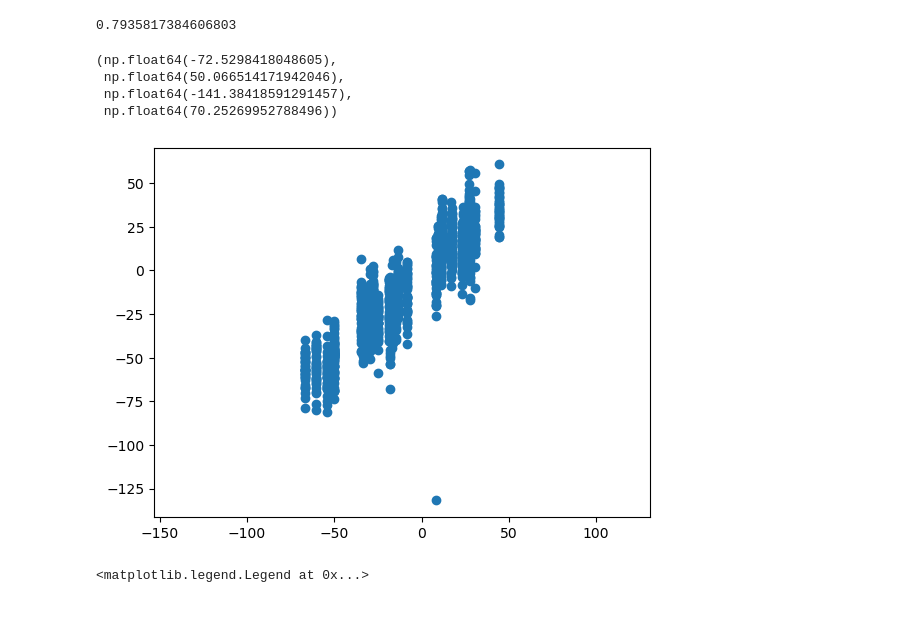
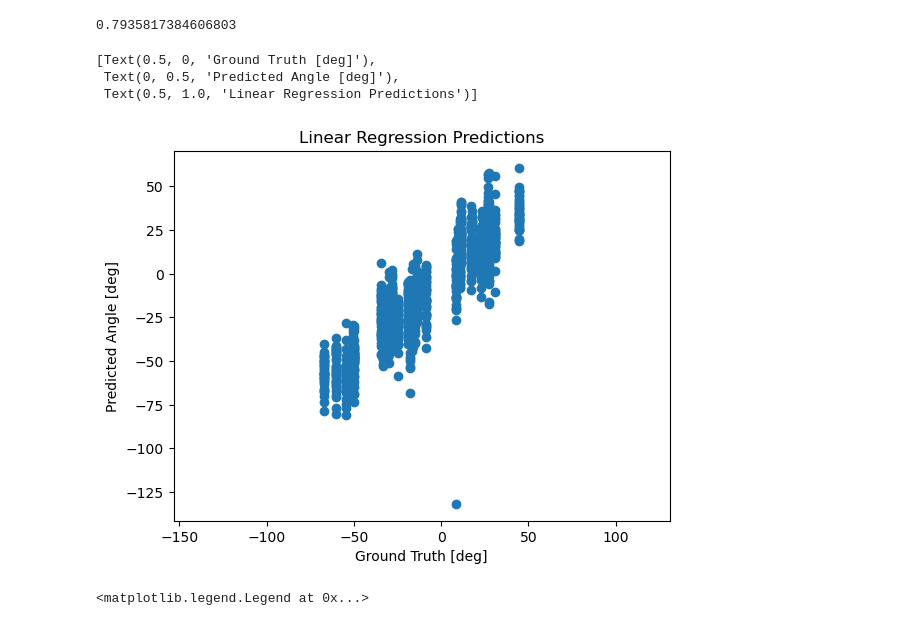
Before and after one commit to Tilman-Burghoff/acoustic-sensing, a Jupyter notebook: experiment2/data_exploration.ipynb, the cells around one changed output. Cells and saved outputs as stored; diff of their text form; code cells hidden in the pictures.

Commit message:
Plots for presentation today

```diff
--- a/experiment2/data_exploration.ipynb
+++ b/experiment2/data_exploration.ipynb
@@ -159,13 +159,13 @@ clf.score(X_test, y_test)
 # %%
 deg_preds = np.rad2deg(clf.predict(X_test))
 plt.scatter(np.rad2deg((y_test)), deg_preds)
 plt.axis("equal")
+plt.gca().set(xlabel="Ground Truth [deg]", ylabel="Predicted Angle [deg]", title="Linear Regression Predictions")
 # %% [output]
-(np.float64(-72.5298418048605),
- np.float64(50.066514171942046),
- np.float64(-141.38418591291457),
- np.float64(70.25269952788496))
+[Text(0.5, 0, 'Ground Truth [deg]'),
+ Text(0, 0.5, 'Predicted Angle [deg]'),
+ Text(0.5, 1.0, 'Linear Regression Predictions')]
-[figure, old version]
+[figure, new version]
 # %%
 deg_preds = np.rad2deg(clf.predict(X_test))
 plt.figure(figsize=(7,7))
```
Also changed, not shown: parts of 10 cells of this notebook.
